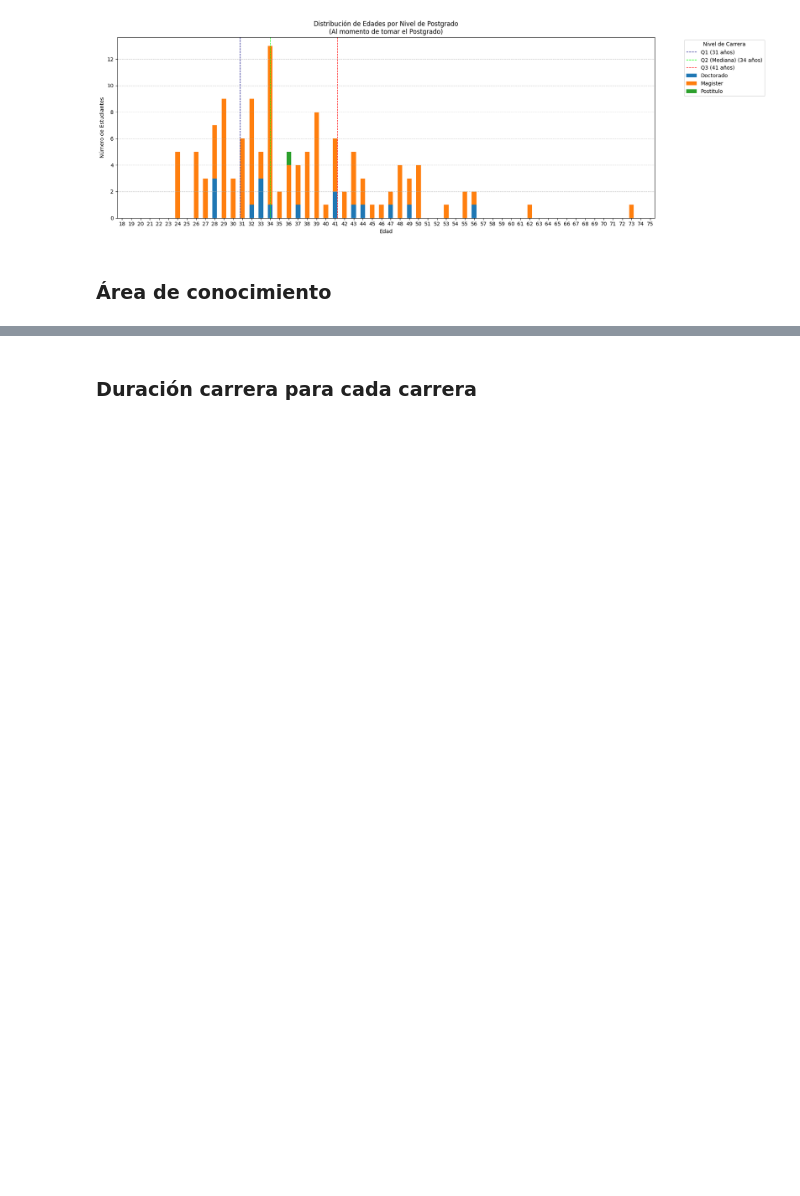
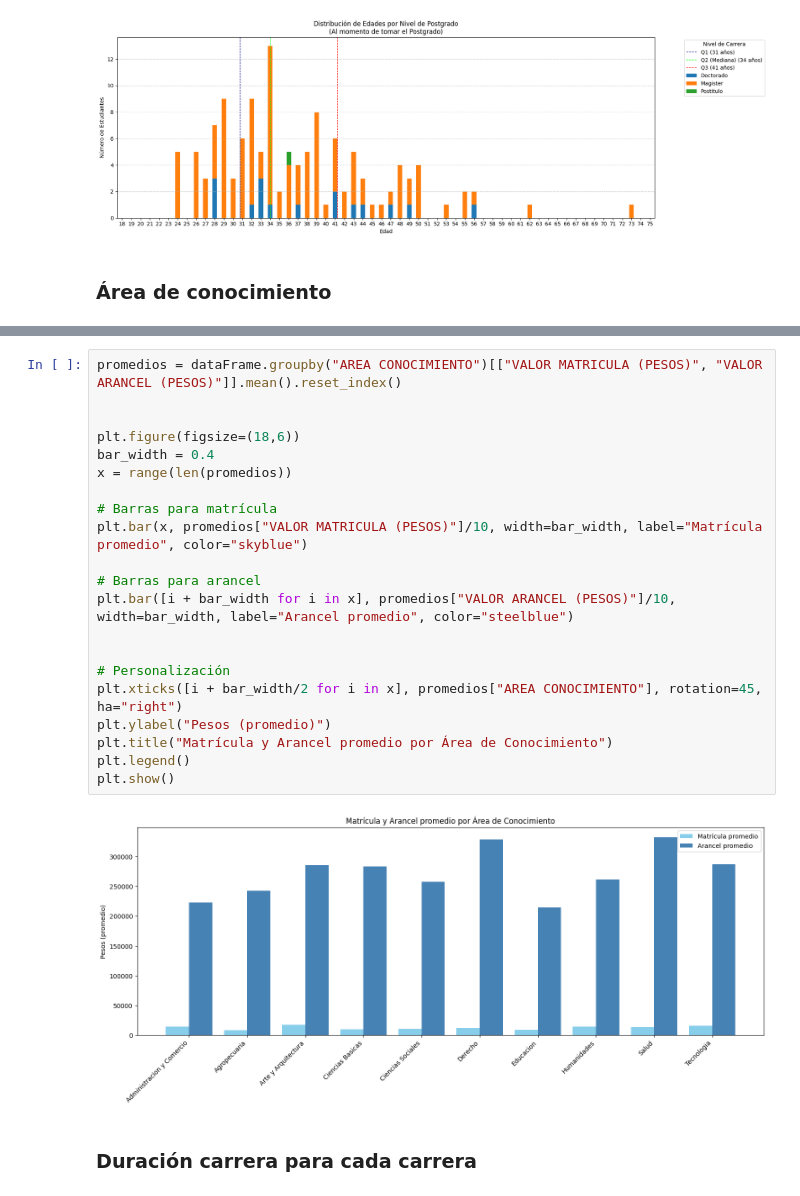
Before and after one commit to DiegoPyLL/ProyectoMat_EV1, a Jupyter notebook: TrabajoPractico.ipynb, the cells around one changed output, grey strips where cells are left out. Cells and saved outputs as stored; diff of their text form; blank space fills up the shorter version.

```diff
--- a/TrabajoPractico.ipynb
+++ b/TrabajoPractico.ipynb
@@ -448,3 +419,26 @@ plt.show()
+# %%
+promedios = dataFrame.groupby("AREA CONOCIMIENTO")[["VALOR MATRICULA (PESOS)", "VALOR ARANCEL (PESOS)"]].mean().reset_index()
+
+
+plt.figure(figsize=(18,6))
+bar_width = 0.4
+x = range(len(promedios))
+
+# Barras para matrícula
+plt.bar(x, promedios["VALOR MATRICULA (PESOS)"]/10, width=bar_width, label="Matrícula promedio", color="skyblue")
+
+# Barras para arancel
+plt.bar([i + bar_width for i in x], promedios["VALOR ARANCEL (PESOS)"]/10, width=bar_width, label="Arancel promedio", color="steelblue")
+
+
+# Personalización
+plt.xticks([i + bar_width/2 for i in x], promedios["AREA CONOCIMIENTO"], rotation=45, ha="right")
+plt.ylabel("Pesos (promedio)")
+plt.title("Matrícula y Arancel promedio por Área de Conocimiento")
+plt.legend()
+plt.show()
+# %% [output]
+[figure, added]
 # %% [markdown]
 ### Duración carrera para cada carrera
 # %% [markdown]
```
Also changed, not shown: parts of 6 cells of this notebook.
